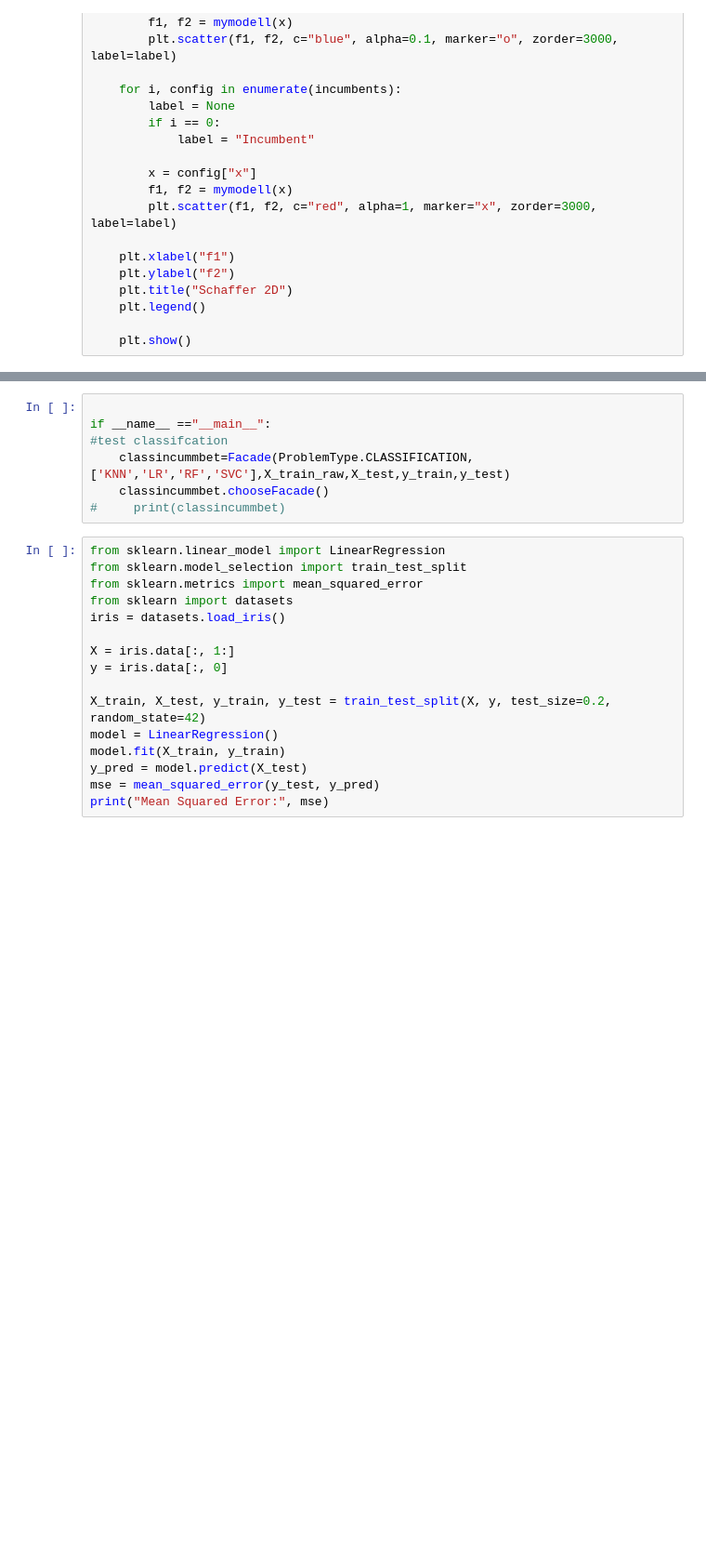
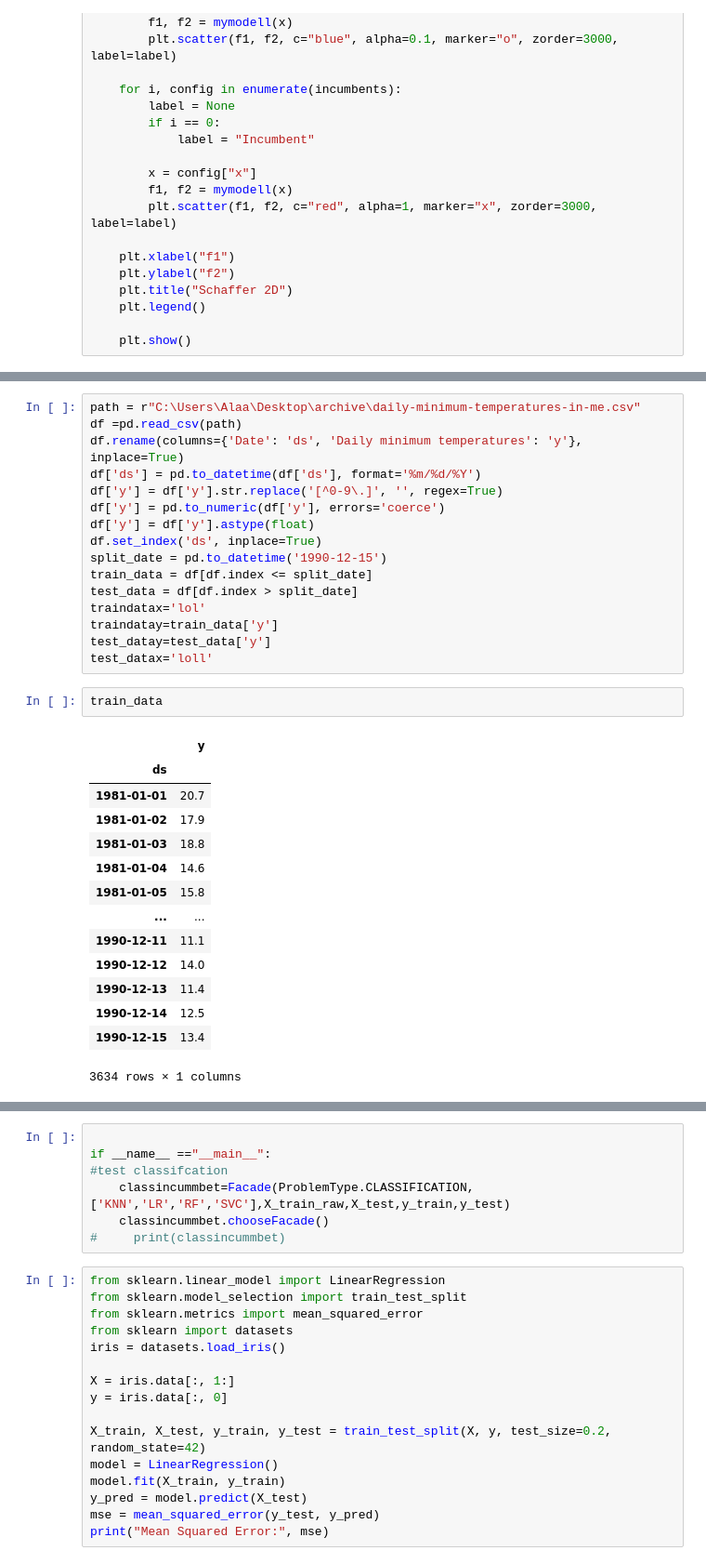
Before and after one commit to alaaGaafer/Auto_ML_Project, a Jupyter notebook: non-sequential-preprocessing_Scripts/Cash algorithm/smac/working code.ipynb, the cells around one changed output, grey strips where cells are left out. Shown: that part at 93% size. Cells and saved outputs as stored; diff of their text form; blank space fills up the shorter version.

```diff
--- a/non-sequential-preprocessing_Scripts/Cash algorithm/smac/working code.ipynb
+++ b/non-sequential-preprocessing_Scripts/Cash algorithm/smac/working code.ipynb
@@ -328,2 +500,35 @@ class Facade:
     def UnbalancedFacade(self):
         pass
+# %%
+path = r"C:\Users\Alaa\Desktop\archive\daily-minimum-temperatures-in-me.csv"
+df =pd.read_csv(path)
+df.rename(columns={'Date': 'ds', 'Daily minimum temperatures': 'y'}, inplace=True)
+df['ds'] = pd.to_datetime(df['ds'], format='%m/%d/%Y')
+df['y'] = df['y'].str.replace('[^0-9\.]', '', regex=True)
+df['y'] = pd.to_numeric(df['y'], errors='coerce')
+df['y'] = df['y'].astype(float)
+df.set_index('ds', inplace=True)
+split_date = pd.to_datetime('1990-12-15')
+train_data = df[df.index <= split_date]
+test_data = df[df.index > split_date]
+traindatax='lol'
+traindatay=train_data['y']
+test_datay=test_data['y']
+test_datax='loll'
+# %%
+train_data
+# %% [output]
+|  | y |
+| ds |  |
+| 1981-01-01 | 20.7 |
+| 1981-01-02 | 17.9 |
+| 1981-01-03 | 18.8 |
+| 1981-01-04 | 14.6 |
+| 1981-01-05 | 15.8 |
+| ... | ... |
+| 1990-12-11 | 11.1 |
+| 1990-12-12 | 14.0 |
+| 1990-12-13 | 11.4 |
+| 1990-12-14 | 12.5 |
+| 1990-12-15 | 13.4 |
+3634 rows × 1 columns
```
Also changed, not shown: parts of 20 cells of this notebook.
